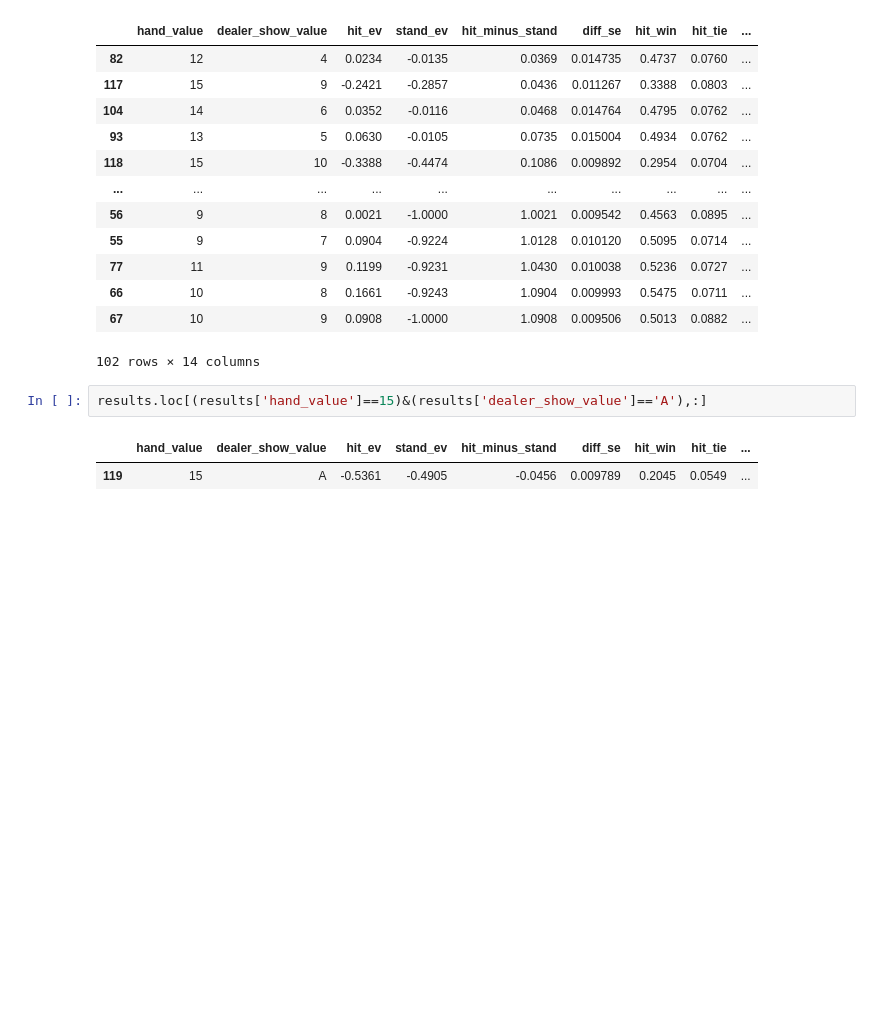
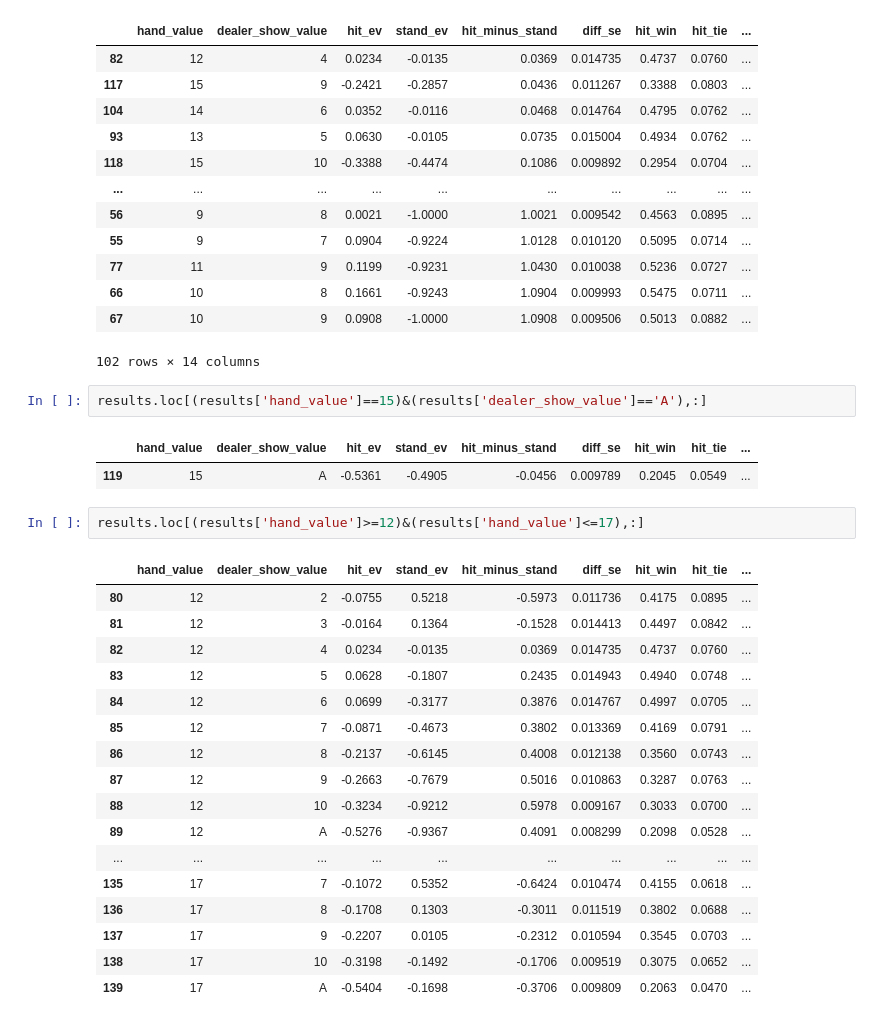
Before and after one commit to nicholaskim1004/black-jack-monte-carlo, a Jupyter notebook: analysis.ipynb, the cells around one changed output. Saved outputs shown, nothing was run; the diff lists cells and outputs as text; blank space fills up the shorter version.

Commit message:
checking to see if my sim is just offf for hands that differ from the standard hit/stand strategy chart
rerean for 100,000 sims and result is same as b/f

```diff
--- a/analysis.ipynb
+++ b/analysis.ipynb
@@ -97,3 +79,23 @@ results.loc[(results['hand_value']==15)&(results['dealer_show_value']=='A'),:]
 # %% [output]
 |  | hand_value | dealer_show_value | hit_ev | stand_ev | hit_minus_stand | diff_se | hit_win | hit_tie | ... |
 | 119 | 15 | A | -0.5361 | -0.4905 | -0.0456 | 0.009789 | 0.2045 | 0.0549 | ... |
+# %%
+results.loc[(results['hand_value']>=12)&(results['hand_value']<=17),:]
+# %% [output]
+|  | hand_value | dealer_show_value | hit_ev | stand_ev | hit_minus_stand | diff_se | hit_win | hit_tie | ... |
+| 80 | 12 | 2 | -0.0755 | 0.5218 | -0.5973 | 0.011736 | 0.4175 | 0.0895 | ... |
+| 81 | 12 | 3 | -0.0164 | 0.1364 | -0.1528 | 0.014413 | 0.4497 | 0.0842 | ... |
+| 82 | 12 | 4 | 0.0234 | -0.0135 | 0.0369 | 0.014735 | 0.4737 | 0.0760 | ... |
+| 83 | 12 | 5 | 0.0628 | -0.1807 | 0.2435 | 0.014943 | 0.4940 | 0.0748 | ... |
+| 84 | 12 | 6 | 0.0699 | -0.3177 | 0.3876 | 0.014767 | 0.4997 | 0.0705 | ... |
+| 85 | 12 | 7 | -0.0871 | -0.4673 | 0.3802 | 0.013369 | 0.4169 | 0.0791 | ... |
+| 86 | 12 | 8 | -0.2137 | -0.6145 | 0.4008 | 0.012138 | 0.3560 | 0.0743 | ... |
+| 87 | 12 | 9 | -0.2663 | -0.7679 | 0.5016 | 0.010863 | 0.3287 | 0.0763 | ... |
+| 88 | 12 | 10 | -0.3234 | -0.9212 | 0.5978 | 0.009167 | 0.3033 | 0.0700 | ... |
+| 89 | 12 | A | -0.5276 | -0.9367 | 0.4091 | 0.008299 | 0.2098 | 0.0528 | ... |
+| ... | ... | ... | ... | ... | ... | ... | ... | ... | ... |
+| 135 | 17 | 7 | -0.1072 | 0.5352 | -0.6424 | 0.010474 | 0.4155 | 0.0618 | ... |
+| 136 | 17 | 8 | -0.1708 | 0.1303 | -0.3011 | 0.011519 | 0.3802 | 0.0688 | ... |
+| 137 | 17 | 9 | -0.2207 | 0.0105 | -0.2312 | 0.010594 | 0.3545 | 0.0703 | ... |
+| 138 | 17 | 10 | -0.3198 | -0.1492 | -0.1706 | 0.009519 | 0.3075 | 0.0652 | ... |
+| 139 | 17 | A | -0.5404 | -0.1698 | -0.3706 | 0.009809 | 0.2063 | 0.0470 | ... |
```
Also changed, not shown: parts of 5 cells of this notebook.
